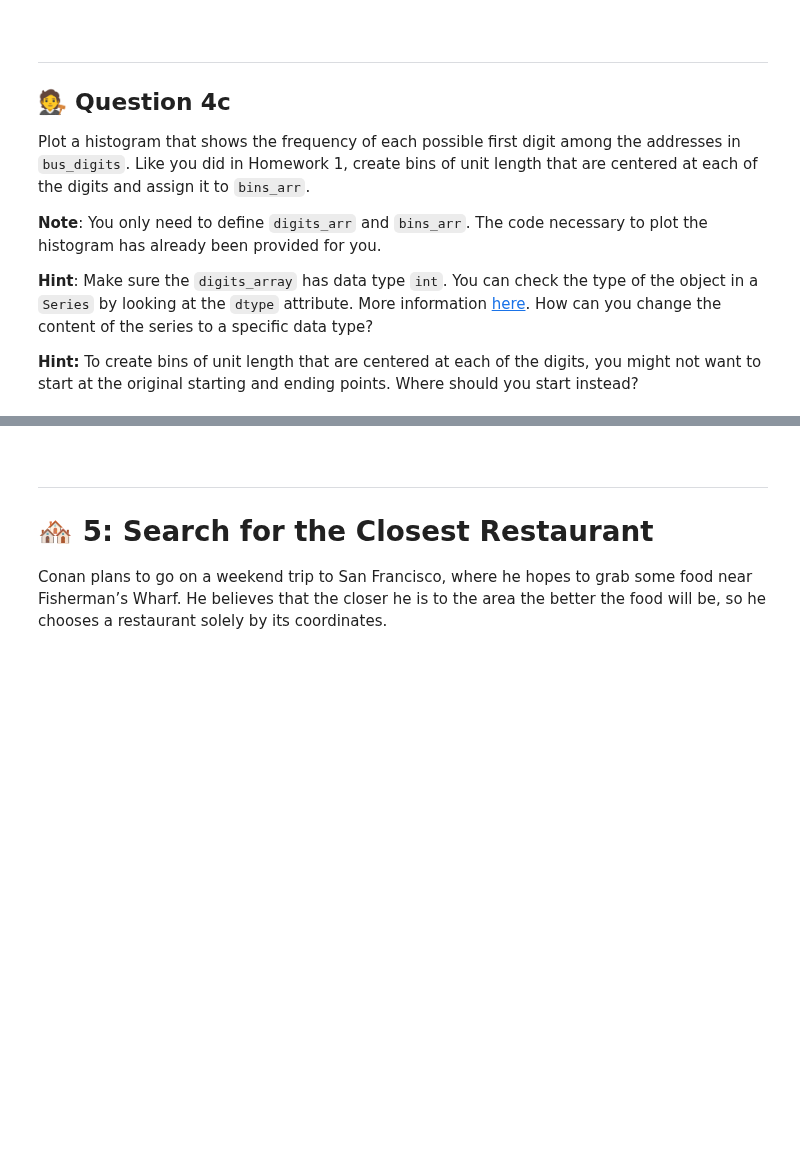
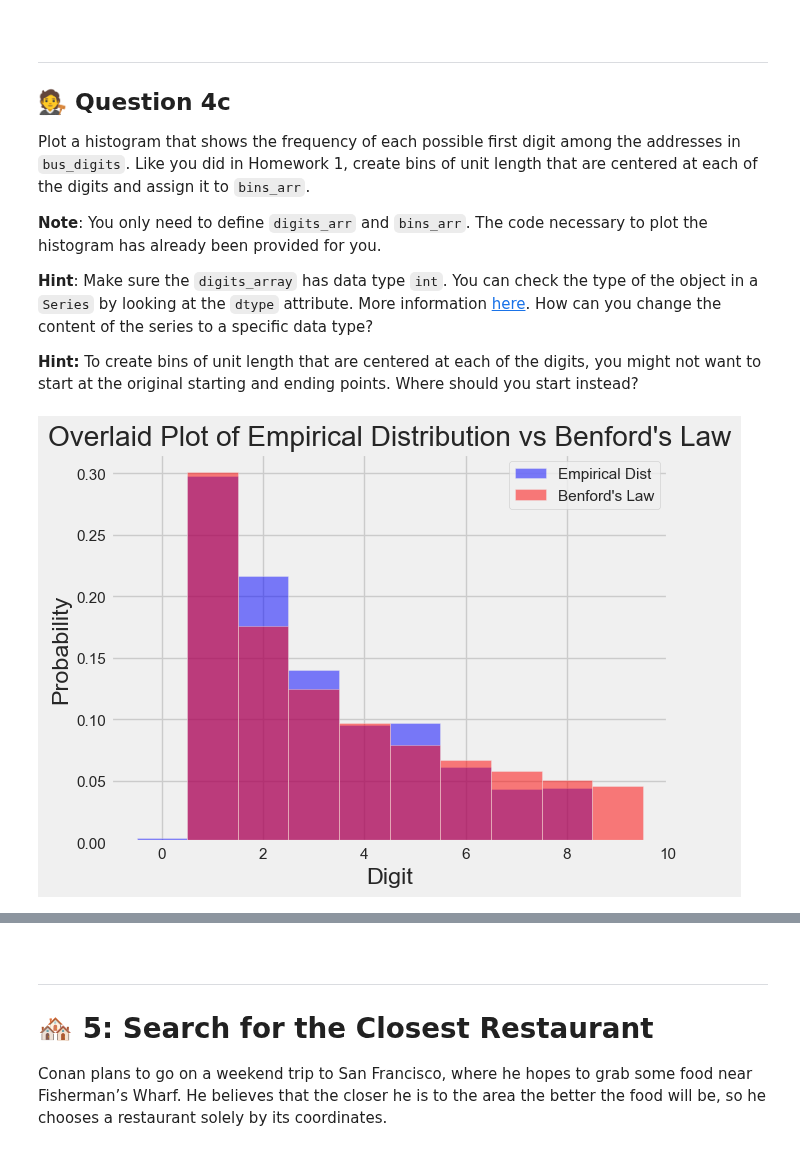
Before and after one commit to NohJanghan/DS100, a Jupyter notebook: hw/hw02A/hw02A.ipynb, the cells around one changed output, grey strips where cells are left out. Cells and saved outputs as stored; diff of their text form; code cells hidden in the pictures; blank space fills up the shorter version.

```diff
--- a/hw/hw02A/hw02A.ipynb
+++ b/hw/hw02A/hw02A.ipynb
@@ -491,7 +675,7 @@ Then, for any of the `postal5` ZIP code entries that were not a valid San Franci
 **Do not modify the provided code! Simply add your own code in place of the ellipses.**
 # %%
 bus['postal5'] = None
-...
+bus['postal5'] = bus['postal_code'].str.slice(0, 5)
 
 bus.loc[~bus['postal5'].isin(valid_zip_codes), 'postal5'] = None
 # Checking the corrected postal5 column
@@ -509,5 +709,5 @@ grader.check("q2e")
 
 Finally, use the `postal5` column to create a `DataFrame`, `bus_valid`, that only contains the rows of `bus` where a `postal5` zip code exists. You may find the `.isna()` function useful here.
 # %%
-bus_valid = ...
+bus_valid = bus[~bus['postal5'].isna()]
 bus_valid
@@ -634,5 +896,5 @@ Let’s investigate whether or not the **address** numbers in the `bus_valid` `D
 
 First, create a new column, `first_char` that contains the first character of the address string of each restaurant in `bus_valid`. **Again, do not use for loops or list comprehensions in your solution**.
 # %%
-bus_valid["first_char"] = ...
+bus_valid["first_char"] = bus_valid["address"].str[0]
 bus_valid
@@ -657,0 +951,3 @@ bus_digits
+# %%
+bus_digits = bus_valid[bus_valid['first_char'].str.isdigit()]
+bus_digits
@@ -672,16 +984,18 @@ Plot a histogram that shows the frequency of each possible first digit among the
 
 **Hint:** To create bins of unit length that are centered at each of the digits, you might not want to start at the original starting and ending points. Where should you start instead?
 # %%
-digits_arr = ...
-bins_arr = ...
+digits_arr = bus_digits['first_char'].astype(int)
+bins_arr = np.arange(round(digits_arr.min()) - 0.5, round(digits_arr.max()) + 0.5)
 
 # DO NOT CHANGE BELOW
 benford = np.array([0.301, 0.176, 0.125, 0.097, 0.079, 0.067, 0.058, 0.051, 0.046]) # Array of proportions under Benford's Law
 plt.hist(digits_arr, bins = bins_arr, density = True, alpha = 0.5, color = "blue", label = "Empirical Dist") # Plot digits_arr, the empirical distribution
 plt.bar(np.arange(1, 10), height = benford, width = 1, alpha = 0.5, color = "red", label = "Benford's Law") # Plot the theoretical distribution under Benford's Law
 plt.xlabel("Digit")
 plt.ylabel("Probability")
 plt.title("Overlaid Plot of Empirical Distribution vs Benford's Law")
 plt.legend();
+# %% [output]
+[figure, added]
 # %%
 grader.check("q4c")
```
Also changed, not shown: parts of 66 cells of this notebook, 2 other files.
